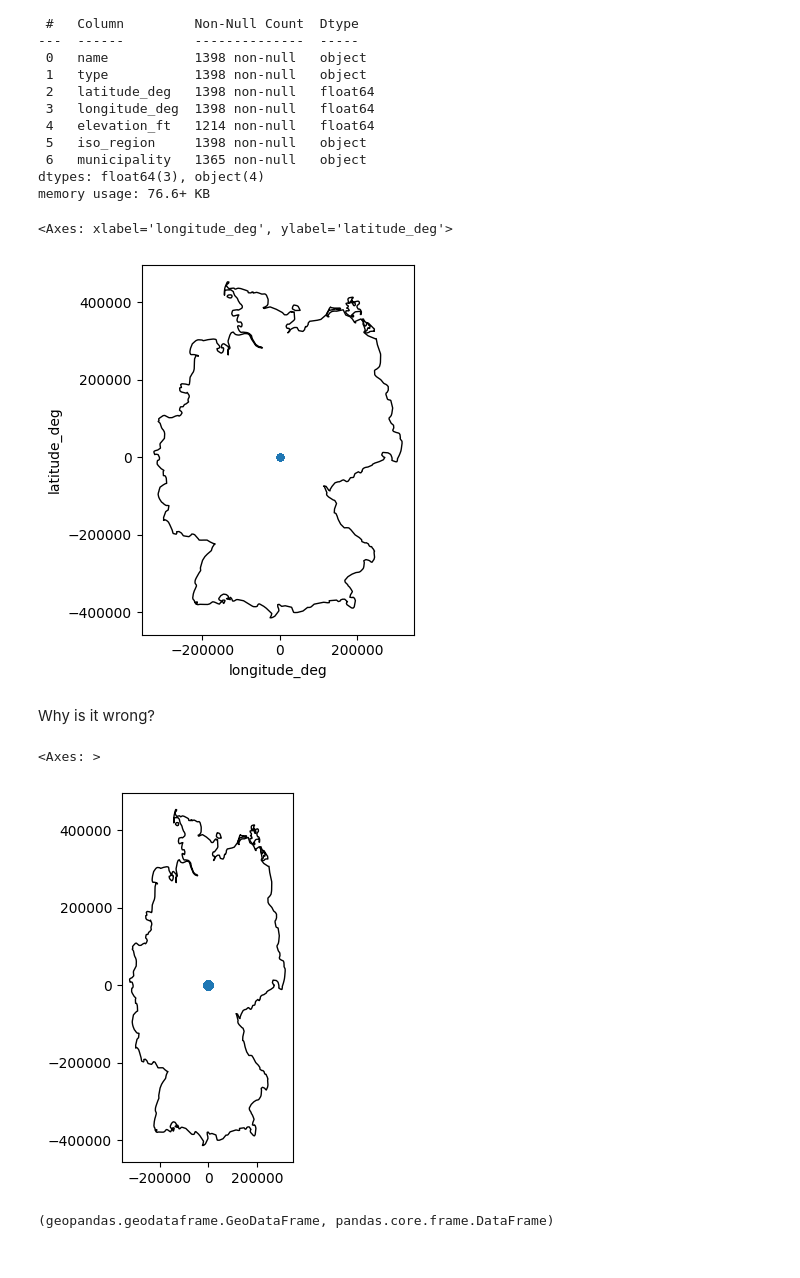
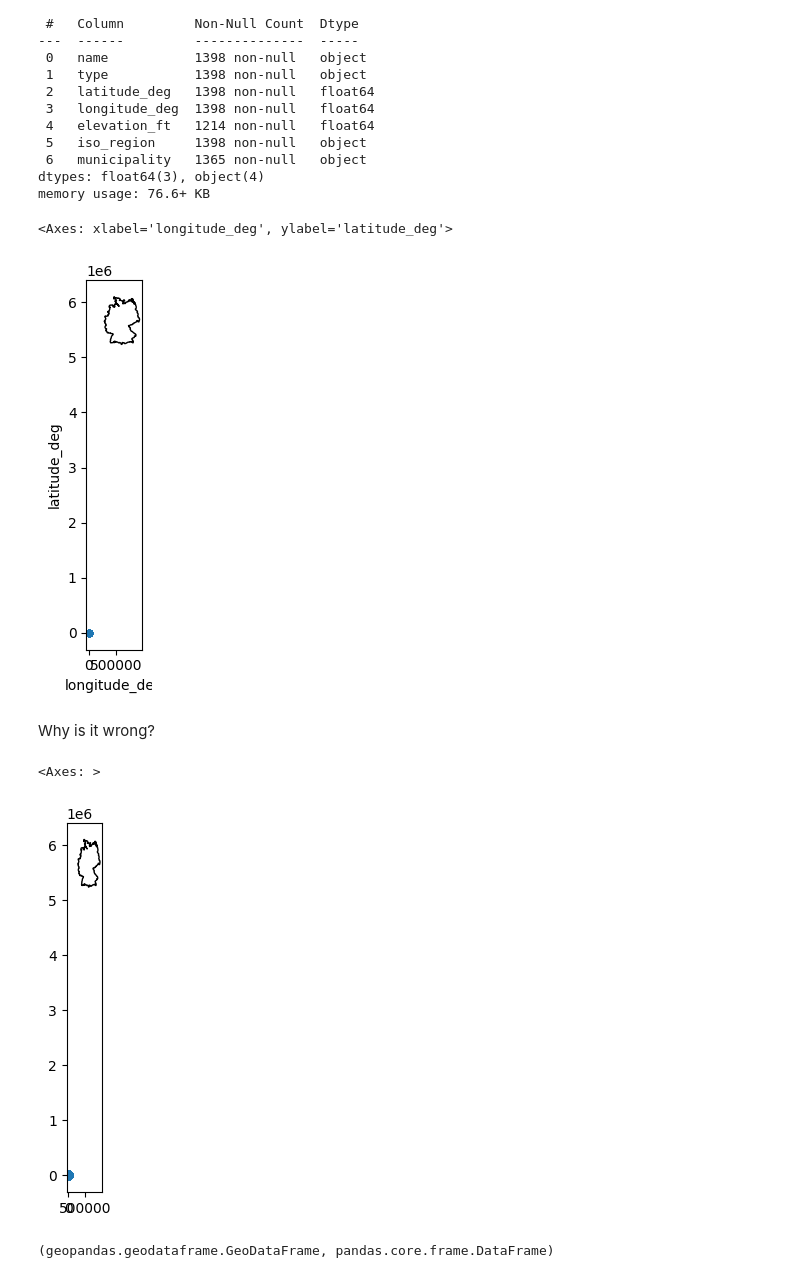
Before and after one commit to nuriacasana/introgeodf, a Jupyter notebook: index.ipynb, the cells around one changed output. Cells and saved outputs as stored; diff of their text form; code cells hidden in the pictures.

```diff
--- a/index.ipynb
+++ b/index.ipynb
@@ -236,9 +236,9 @@ cities_Germany_5243=cities[cities.COUNTRY=='Germany'].to_crs(5243)
 # %%
 riversGermany_clipped=gpd.clip(rivers,Germany)
 # %%
-Germany_5243=Germany.to_crs(5243)
+Germany_25832=Germany.to_crs(25832)
 
-rivers_Germany_5243=riversGermany_clipped.to_crs(Germany_5243.crs)
+rivers_Germany_25832=riversGermany_clipped.to_crs(Germany_25832.crs)
 # %%
 ## saving
 
@@ -370,12 +370,12 @@ memory usage: 76.6+ KB
 # %%
 # let's plot
 
-base = Germany_5243.plot(color='white', edgecolor='black') #unprojected
+base = Germany_25832.plot(color='white', edgecolor='black') #unprojected
 
 infoairports.plot.scatter(x = 'longitude_deg', y = 'latitude_deg',ax=base)
 # %% [output]
 <Axes: xlabel='longitude_deg', ylabel='latitude_deg'>
-[figure, old version]
+[figure, new version]
 # %% [markdown]
 Why is it wrong?
 # %%
@@ -386,11 +386,11 @@ airports=gpd.GeoDataFrame(data=infoairports.copy(),
 
 # let's plot
 
-base = Germany_5243.plot(color='white', edgecolor='black')
+base = Germany_25832.plot(color='white', edgecolor='black')
 airports.plot(ax=base)
 # %% [output]
 <Axes: >
-[figure, old version]
+[figure, new version]
 # %%
 #remember:
 type(airports), type(infoairports)
```
Also changed, not shown: parts of 30 cells of this notebook.
